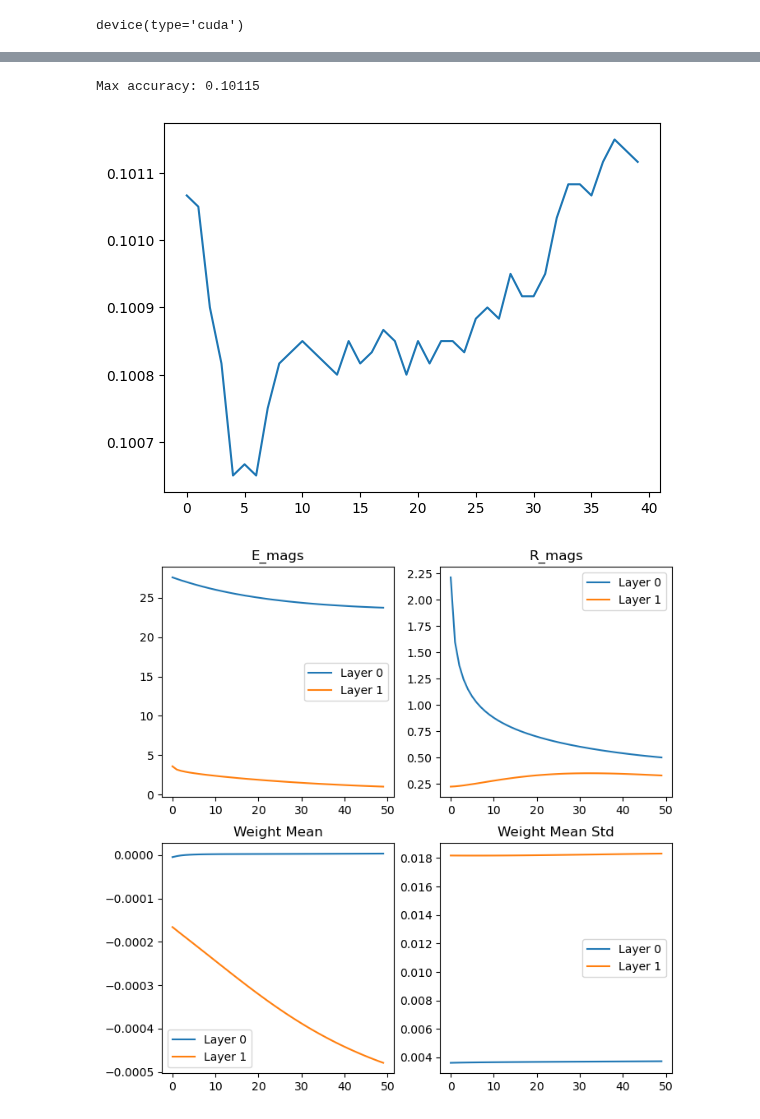
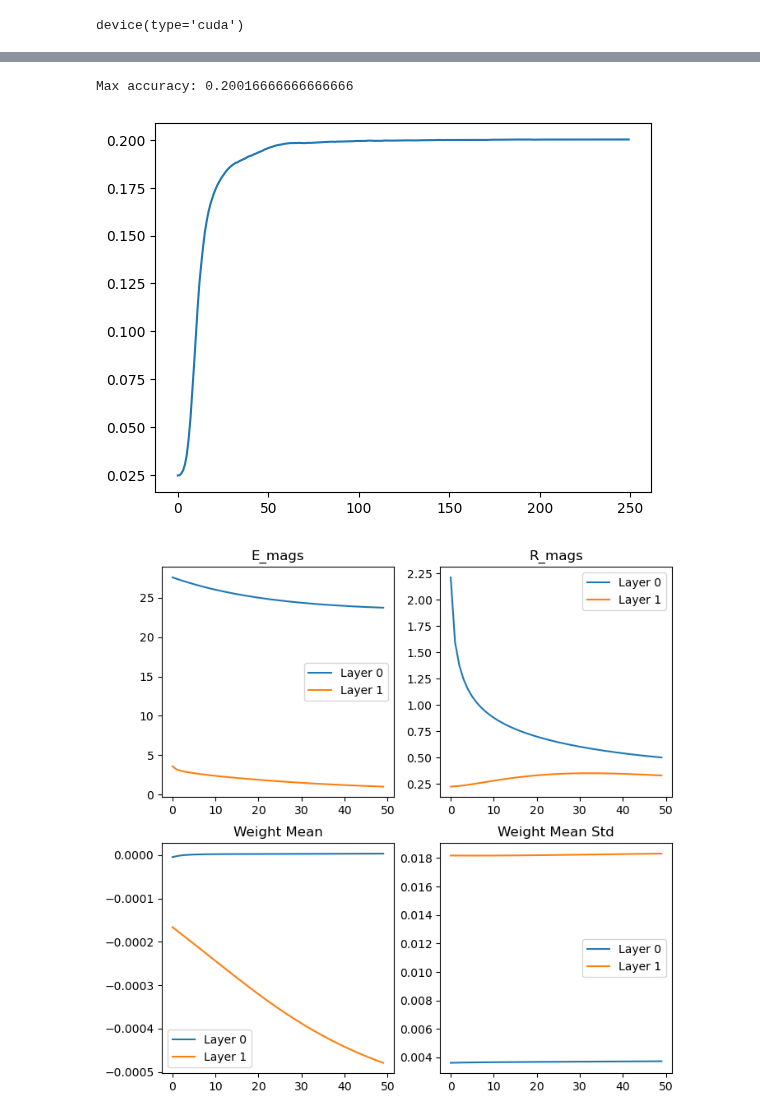
Before and after one commit to joeagriffith/ml-learning, a Jupyter notebook: Deep_Learning/Experimental/Hebbian_Learning/mnist/mnist_simplelayer.ipynb, the cells around one changed output, grey strips where cells are left out. Saved outputs shown, nothing was run; the diff lists cells and outputs as text; code cells hidden in the pictures.

```diff
--- a/Deep_Learning/Experimental/Hebbian_Learning/mnist/mnist_simplelayer.ipynb
+++ b/Deep_Learning/Experimental/Hebbian_Learning/mnist/mnist_simplelayer.ipynb
@@ -40 +75,4 @@ Loaded MNIST with 60000 samples
+# %%
+def dtanh(x):
+    return 1.0 - torch.tanh(x).square()
 # %%
@@ -235,0 +441,16 @@ TypeError: Model.init_state() got an unexpected keyword argument 'rand'
+# %%
+# Plot weights
+plt.figure(figsize=(15, 5))
+for i, l in enumerate(model.layers):
+    plt.subplot(1, len(model.layers), i+1)
+    plt.imshow(l.weight.data.cpu().numpy())
+    plt.colorbar()
+plt.show()
+
+# Plot variances
+plt.figure(figsize=(15, 5))
+for i, l in enumerate(model.layers):
+    plt.subplot(1, len(model.layers), i+1)
+    plt.imshow(l.var.data.cpu().numpy())
+    plt.colorbar()
+plt.show()
@@ -236,28 +504,33 @@ TypeError: Model.init_state() got an unexpected keyword argument 'rand'
 # %%
-dataloader = torch.utils.data.DataLoader(positive_dataset, batch_size, shuffle=False)
-t_steps = 40
-correct = [0 for _ in range(t_steps)]
-batch_size = 128
-for x, y in dataloader:
+batch_size = 512
+# dataloader = torch.utils.data.DataLoader(positive_dataset, batch_size, shuffle=False)
+dataloader = torch.utils.data.DataLoader(val_dataset, batch_size, shuffle=False)
+max_t = 5
+dt = 0.02
+correct = [0 for _ in range(int(max_t/dt))]
+loop = tqdm(enumerate(dataloader), total=len(dataloader), leave=False)
+for i, (x, y) in loop:
     # print(f"\nData {idx}: {y}")
     bs = x.shape[0]
     x = x.flatten(start_dim=1).to(device)
-    model.init_state(bs)
+    model.init_state(bs, rand=True)
 
-    for step_i in range(t_steps):
+    for step_i in range(int(max_t/dt)):
         with torch.no_grad():
-            model.update(x)
+            step_size = 0.1 * (1 - (step_i*dt)/max_t)
+            # step_size = dt
+            model.update_state(x, dt=step_size)
 
         pred = model.output.argmax(dim=1)
         correct[step_i] += (pred == y).sum().item()
 
 acc = [c/len(positive_dataset) for c in correct]
 # print(acc)
 plt.plot(acc)
 print(f"Max accuracy: {max(acc)}")
 # %% [output]
-Max accuracy: 0.10115
+Max accuracy: 0.20016666666666666
-[figure, old version]
+[figure, new version]
 # %%
 def step2(x, E, R, Us, Vs, y=None, corr_coeff=1.0):
     inp = x
```
Also changed, not shown: parts of 12 cells of this notebook, 3 other files.
